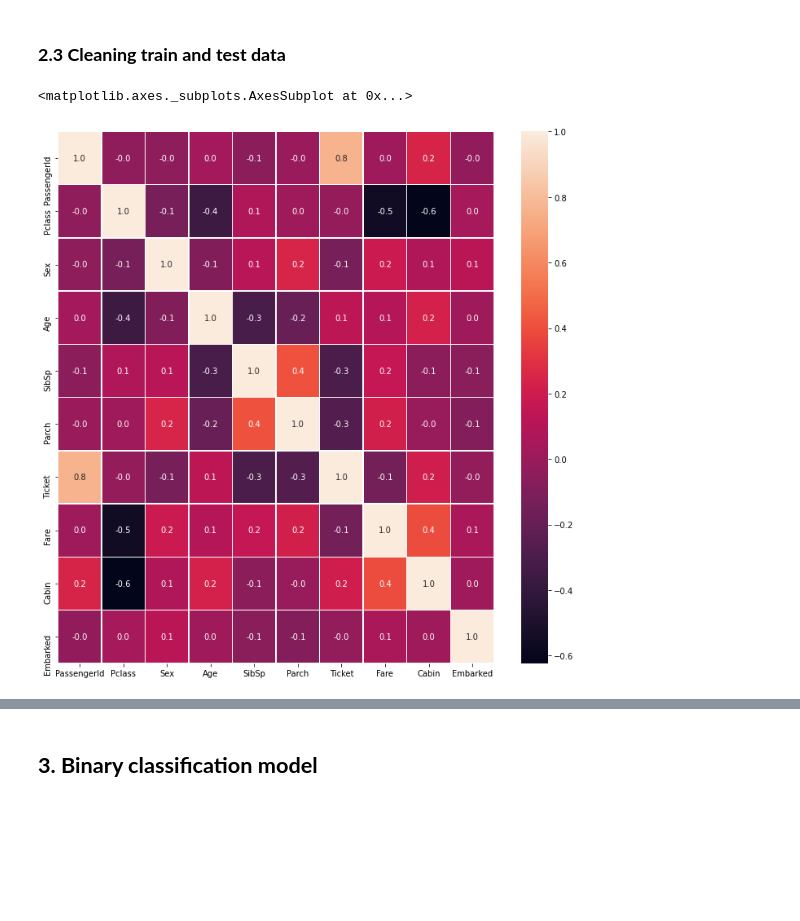
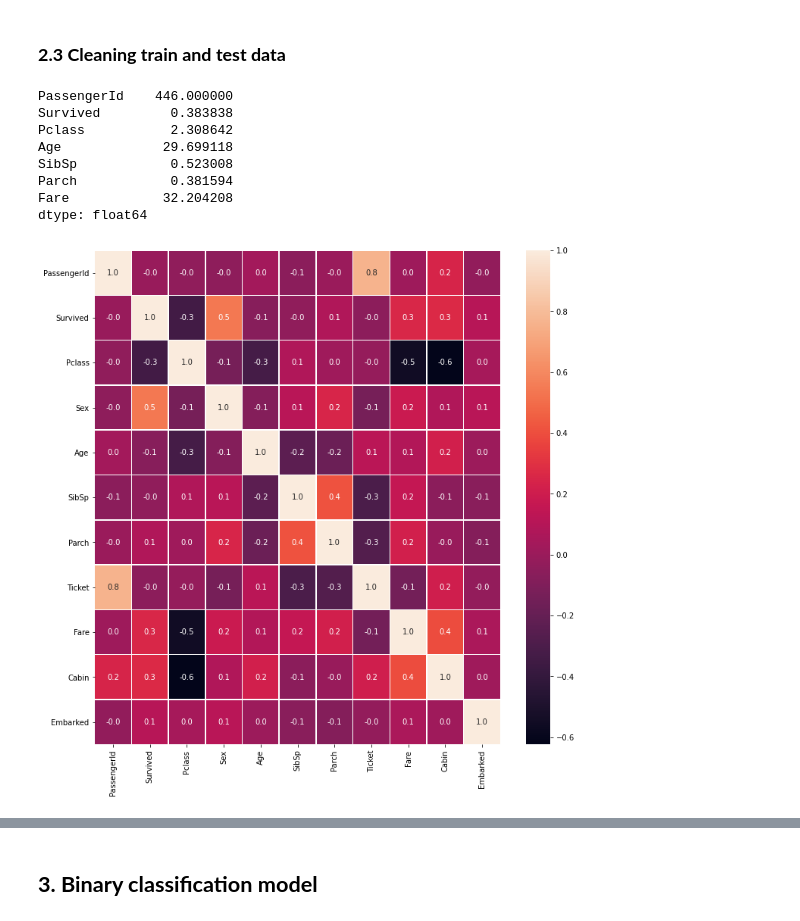
Before and after one commit to danilommarano/Titanic-Kaggle-Competition, a Jupyter notebook: working/Binary_Classification_Algorithm___Titanic_Competition_✓.ipynb, the cells around one changed output, grey strips where cells are left out. Saved outputs shown, nothing was run; the diff lists cells and outputs as text; code cells hidden in the pictures; blank space fills up the shorter version.

```diff
--- a/working/Binary_Classification_Algorithm___Titanic_Competition_✓.ipynb
+++ b/working/Binary_Classification_Algorithm___Titanic_Competition_✓.ipynb
@@ -140,13 +121,57 @@ test_data /= std
+# %%
+mean = train_data.mean(axis=0)
+mean
+# %% [output]
+PassengerId    446.000000
+Survived         0.383838
+Pclass           2.308642
+Age             29.699118
+SibSp            0.523008
+Parch            0.381594
+Fare            32.204208
+dtype: float64
+# %%
+# Replacing string and NaN values
+def replace_Sex_Ticket_Cabin_Embarked(df):
+  """
+  Replace categorical values to numerical and NaN for the column mean.
+  """
+  cabin_values = df.Cabin.unique()
+  ticket_values = df.Ticket.unique()
+
+  df.Sex.replace(['male', 'female'], [0, 1], inplace= True)
+  df.Embarked.replace(['S', 'C', 'Q'], range(3), inplace= True)
+  df.Cabin.replace(cabin_values, range(len(cabin_values)), inplace= True)
+  df.Ticket.replace(ticket_values, range(len(ticket_values)), inplace= True)
+  mean = df.mean(axis=0)
+  df.Age.fillna(mean.Age, inplace=True)
+  df.Fare.fillna(mean.Fare, inplace=True)
+  df.Cabin.fillna(mean.Cabin, inplace=True)
+  df.Ticket.fillna(mean.Ticket, inplace=True)
+  df.Embarked.fillna(mean.Embarked, inplace=True)
+
+
+replace_Sex_Ticket_Cabin_Embarked(train_data)
+replace_Sex_Ticket_Cabin_Embarked(test_data)
+
+# Removing Name column
+train_data = train_data.drop(["Name"], axis=1)
+test_data = test_data.drop(["Name"], axis=1)
+
+# Copy for correlation
+corr_data = train_data.copy()
+
+# Separating labels from training
+train_labels = train_data.pop('Survived')
 # %%
 # Analyzing the correlation with Survived column
-corr = train_data.corr()
 plt.figure(figsize=(12, 12))
 sns.heatmap(
-    corr,
+    corr_data.corr(),
     annot=True,
     linewidths=.5,
     fmt='.1f'
 )
+plt.show()
 # %% [output]
-<matplotlib.axes._subplots.AxesSubplot at 0x...>
-[figure, old version]
+[figure, new version]
```
Also changed, not shown: parts of 16 cells of this notebook.
